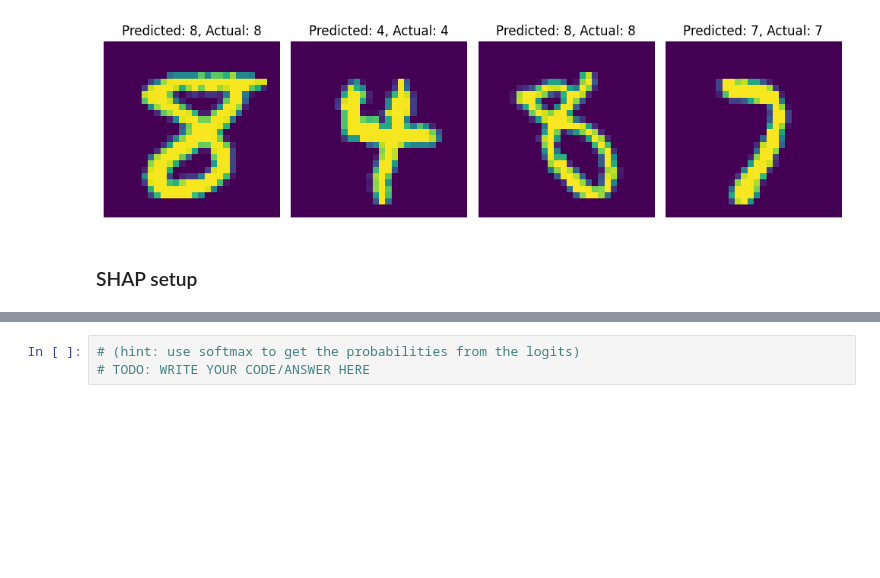
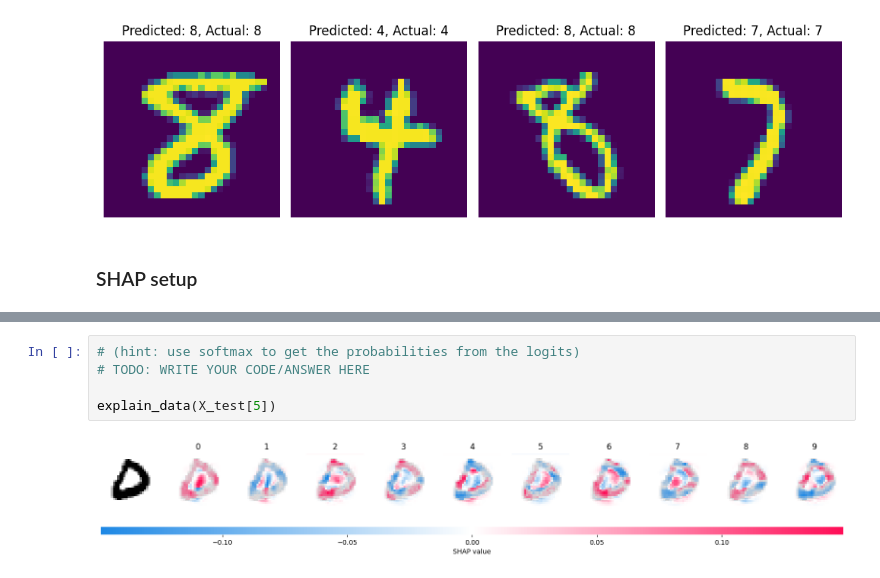
Before and after one commit to kajaprestn/TDT4172, a Jupyter notebook: Assignments/Assignment3/Project3_XAI.ipynb, the cells around one changed output, grey strips where cells are left out. Cells and saved outputs as stored; diff of their text form; blank space fills up the shorter version.

```diff
--- a/Assignments/Assignment3/Project3_XAI.ipynb
+++ b/Assignments/Assignment3/Project3_XAI.ipynb
@@ -431,3 +441,7 @@ explain_data(X_test[:4])
 # %%
 # (hint: use softmax to get the probabilities from the logits)
 # TODO: WRITE YOUR CODE/ANSWER HERE
+
+explain_data(X_test[5])
+# %% [output]
+[figure, added]
```
Also changed, not shown: parts of 5 cells of this notebook, 1 other file.
